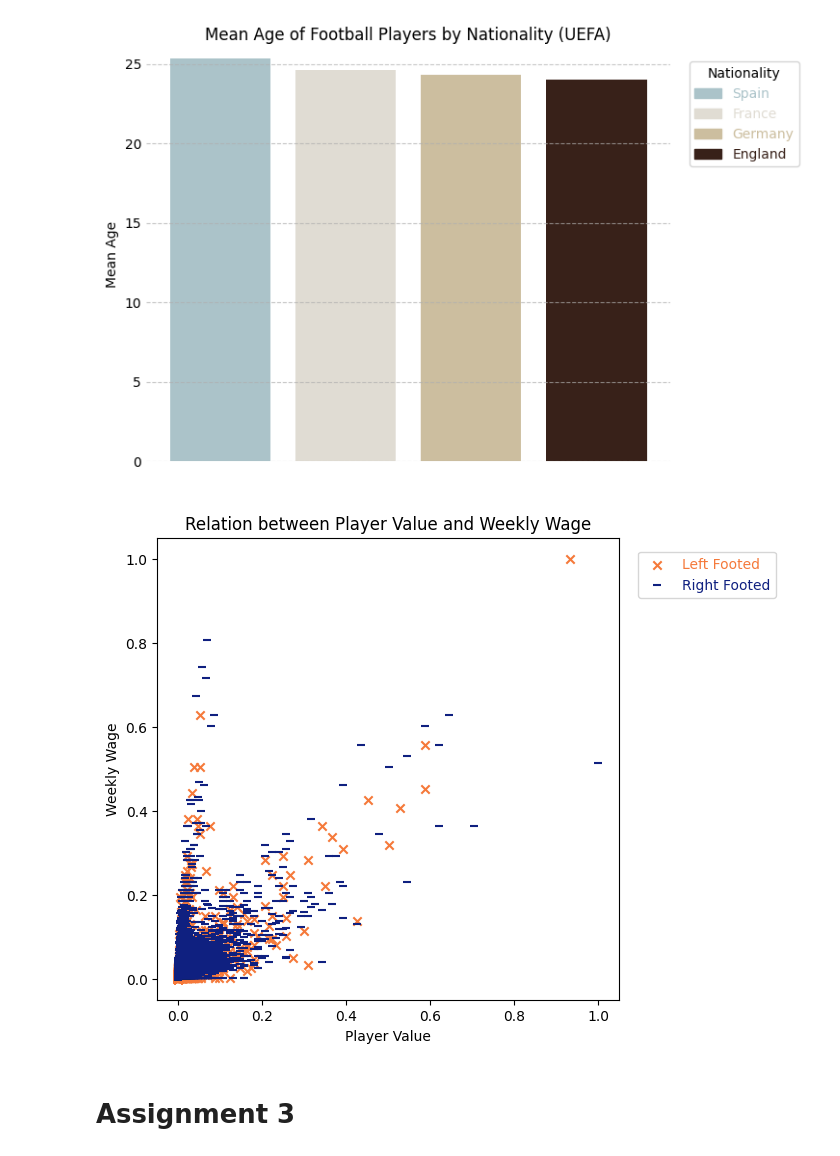
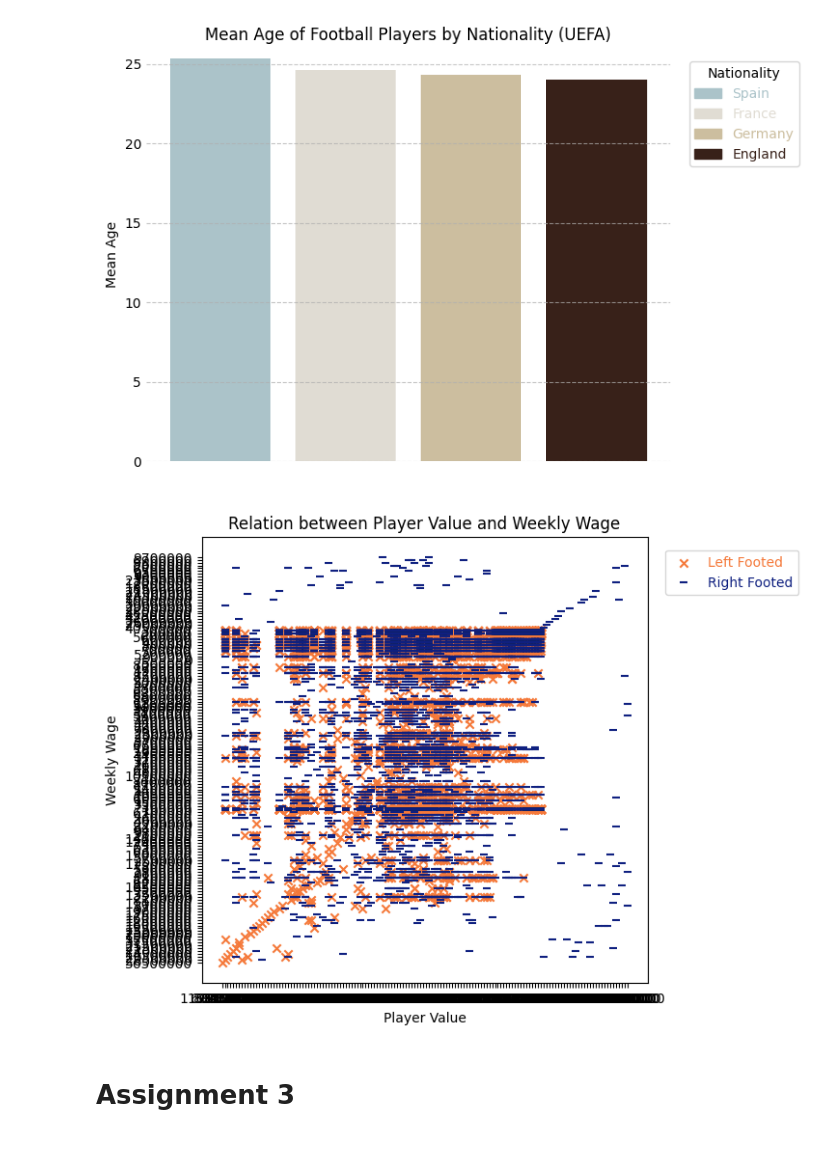
Before and after one commit to mukoubuchi/kaggle, a Jupyter notebook: dataviz-badging-practical-examination.ipynb, the cells around one changed output. Cells and saved outputs as stored; diff of their text form; code cells hidden in the pictures.

```diff
--- a/dataviz-badging-practical-examination.ipynb
+++ b/dataviz-badging-practical-examination.ipynb
@@ -97,15 +97,15 @@ from sklearn.preprocessing import MinMaxScaler
 df_tmp = df.copy()
 
 # Data preprocessing
-df_tmp['Value'] = df['Value'].replace({'€': '', 'M': '000000', 'K': '000', '\.': ''}, regex=True)
-df_tmp['Wage'] = df['Wage'].replace({'€': '', 'M': '000000', 'K': '000', '\.': ''}, regex=True)
+df_tmp['Value'] = df['Value'].replace({'€': '', 'M': '000000', 'K': '00000', '\.': ''}, regex=True)
+df_tmp['Wage'] = df['Wage'].replace({'€': '', 'M': '000000', 'K': '00000', '\.': ''}, regex=True)
 
 # Normalization
-minmax_sc = MinMaxScaler()
-X = df_tmp.loc[:, 'Value':'Wage']
-X = minmax_sc.fit_transform(X)
+# minmax_sc = MinMaxScaler()
+# X = df_tmp.loc[:, 'Value':'Wage']
+# X = minmax_sc.fit_transform(X)
 
-df_tmp.loc[:, 'Value':'Wage'] = X
+# df_tmp.loc[:, 'Value':'Wage'] = X
 
 # Scatter plot
 fig, ax = plt.subplots(figsize=(6,6))
@@ -114,34 +114,34 @@ left_footed = df_tmp[df_tmp['Preferred Foot'] == 'Left']
 right_footed = df_tmp[df_tmp['Preferred Foot'] == 'Right']
 
 ax.scatter(left_footed['Value'], left_footed['Wage'], color='#F5793A', label='Left Footed', marker='x')
 ax.scatter(right_footed['Value'], right_footed['Wage'], color='#0F2080', label='Right Footed', marker='_')
 
 plt.title('Relation between Player Value and Weekly Wage')
 
 # Legend and axis labels
 plt.xlabel('Player Value')
 plt.ylabel('Weekly Wage')
 plt.legend(labelcolor='linecolor', bbox_to_anchor=(1.01, 1), loc='upper left', borderaxespad=1)
 
 # Arrange aspect ratio
 def forceAspect(ax,aspect=1):
     #aspect is width/height
     scale_str = ax.get_yaxis().get_scale()
     xmin,xmax = ax.get_xlim()
     ymin,ymax = ax.get_ylim()
     if scale_str=='linear':
         asp = abs((xmax-xmin)/(ymax-ymin))/aspect
     elif scale_str=='log':
         asp = abs((scipy.log(xmax)-scipy.log(xmin))/(scipy.log(ymax)-scipy.log(ymin)))/aspect
     ax.set_aspect(asp)
 
 forceAspect(ax)
 
 
 # Show plot
 plt.show()
 # %% [output]
-[figure, old version]
+[figure, new version]
 # %% [markdown]
 # Assignment 3
 # %% [markdown]
```
Also changed, not shown: parts of 1 cell of this notebook.
